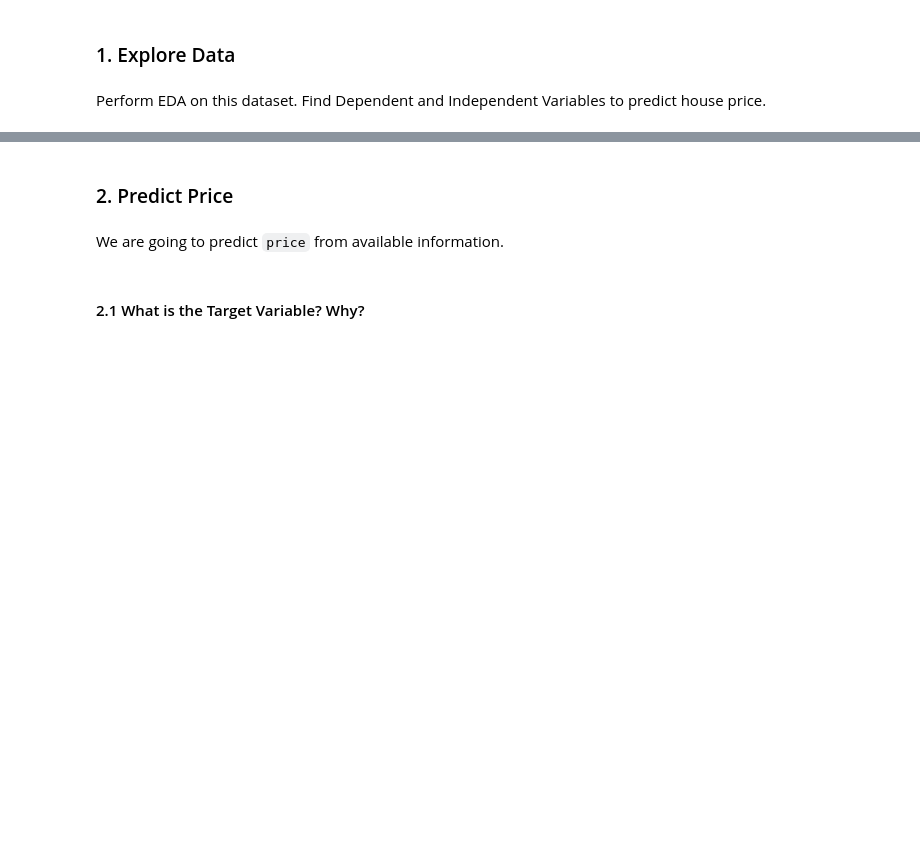
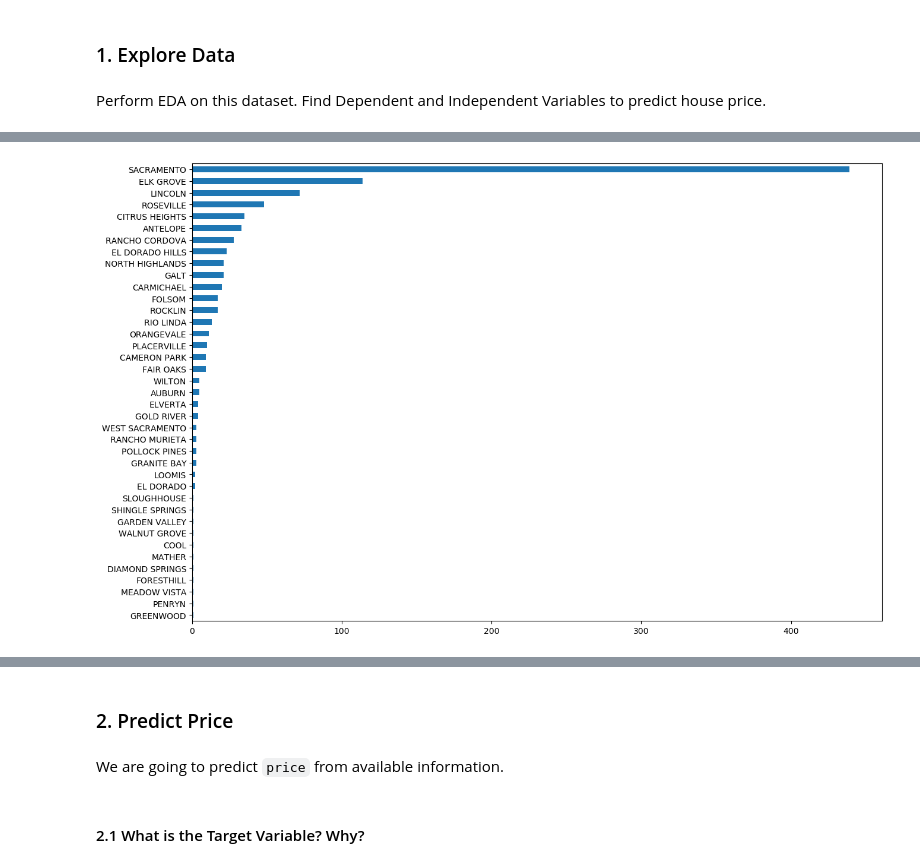
Before and after one commit to Brittles88/IOD, a Jupyter notebook: Module 4/LAB 4/IOD_Lab 4.1.2.ipynb, the cells around one changed output, grey strips where cells are left out. Saved outputs shown, nothing was run; the diff lists cells and outputs as text; code cells hidden in the pictures; blank space fills up the shorter version.

```diff
--- a/Module 4/LAB 4/IOD_Lab 4.1.2.ipynb
+++ b/Module 4/LAB 4/IOD_Lab 4.1.2.ipynb
@@ -25,0 +141,4 @@ house_csv = "Sacramento_transactions.csv"
+# %%
+df['city'].value_counts().sort_values().plot(kind='barh',figsize=(15,10));
+# %% [output]
+[figure, added]
```
Also changed, not shown: parts of 42 cells of this notebook, 3 other files.
